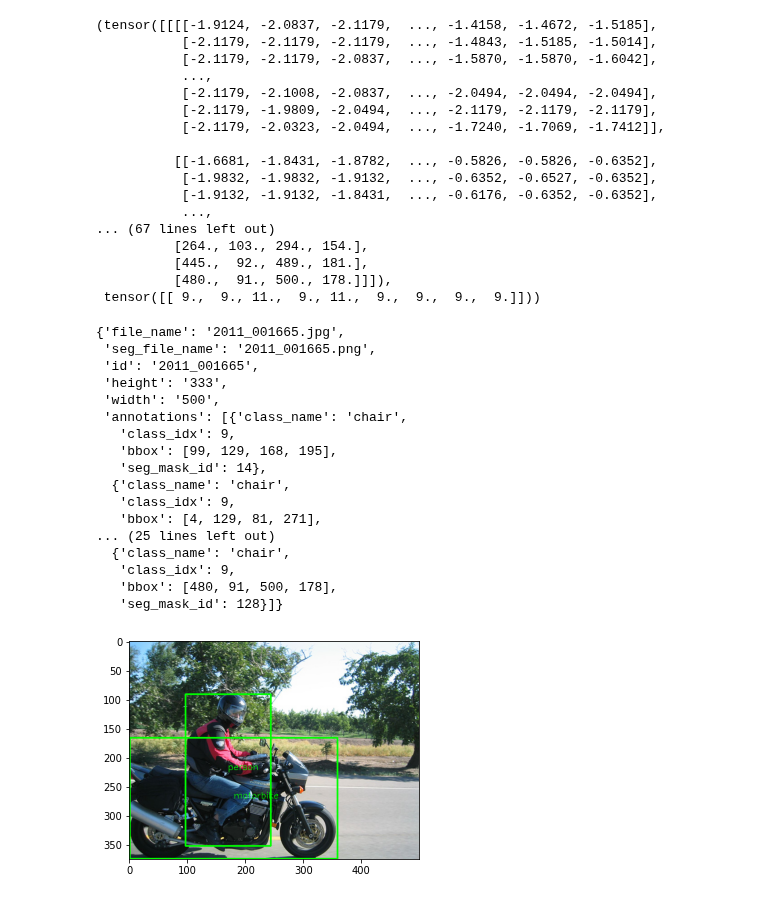
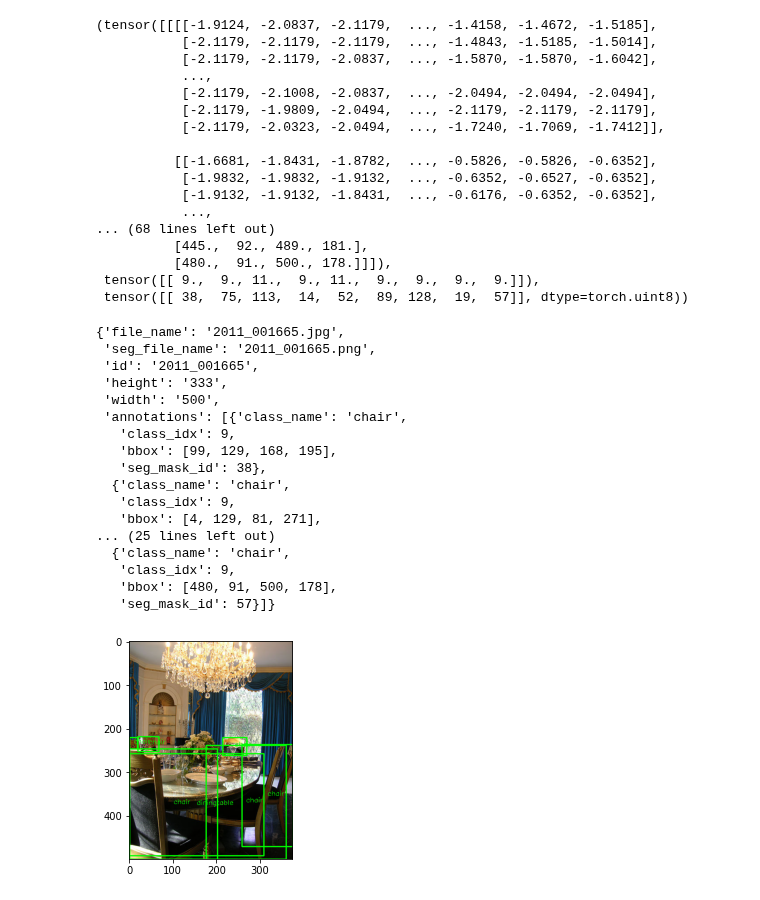
Before and after one commit to MrParosk/ml_playground, a Jupyter notebook: computer_vision/instance_segmentation/mask_rcnn.ipynb, the cells around one changed output. Drawn from its saved outputs; the diff is of its cells as text; code cells hidden in the pictures.

```diff
--- a/computer_vision/instance_segmentation/mask_rcnn.ipynb
+++ b/computer_vision/instance_segmentation/mask_rcnn.ipynb
@@ -29,6 +29,7 @@ class PascalDataset(Dataset):
         d = self.data[idx]
 
         img = cv2.imread(os.path.join(self.image_path, d["file_name"]))
+        img = img.astype(np.uint8)
         seg_img = cv2.imread(os.path.join(self.seg_path, d["seg_file_name"]), cv2.IMREAD_GRAYSCALE)
 
         seg_img = np.repeat(seg_img[:, :, np.newaxis], 3, axis=2)
@@ -37,10 +38,12 @@ class PascalDataset(Dataset):
         class_idxs = np.array([a["class_idx"] for a in d["annotations"]])
         names = [a["class_name"] for a in d["annotations"]]
 
-        return img, seg_img, bboxes, class_idxs, names
+        seg_ids = np.array([a["seg_mask_id"] for a in d["annotations"]], dtype=np.uint8)
+
+        return img, seg_img, bboxes, class_idxs, names, seg_ids
 
     def __getitem__(self, idx):
-        img, seg_img, bboxes, class_idxs, _ = self.get_plotting_item(idx)
+        img, seg_img, bboxes, class_idxs, _, seg_ids = self.get_plotting_item(idx)
 
         img = np.transpose(img, (2, 0, 1))
         img = img / 255.0
@@ -51,8 +54,9 @@ class PascalDataset(Dataset):
 
         bboxes = torch.from_numpy(bboxes).float().unsqueeze(0)
         class_idxs = torch.from_numpy(class_idxs).float().unsqueeze(0)
+        seg_ids = torch.from_numpy(seg_ids).unsqueeze(0)
 
-        return img, seg_img, bboxes, class_idxs
+        return img, seg_img, bboxes, class_idxs, seg_ids
 # %%
 ds = PascalDataset()
 # %%
@@ -70,11 +74,11 @@ ds[0]
            [-1.9832, -1.9832, -1.9132,  ..., -0.6352, -0.6527, -0.6352],
            [-1.9132, -1.9132, -1.8431,  ..., -0.6176, -0.6352, -0.6352],
            ...,
-... (67 lines left out)
-          [264., 103., 294., 154.],
+... (68 lines left out)
           [445.,  92., 489., 181.],
           [480.,  91., 500., 178.]]]),
- tensor([[ 9.,  9., 11.,  9., 11.,  9.,  9.,  9.,  9.]]))
+ tensor([[ 9.,  9., 11.,  9., 11.,  9.,  9.,  9.,  9.]]),
+ tensor([[ 38,  75, 113,  14,  52,  89, 128,  19,  57]], dtype=torch.uint8))
 # %%
 ds.data[0]
 # %% [output]
@@ -86,7 +90,7 @@ ds.data[0]
  'annotations': [{'class_name': 'chair',
    'class_idx': 9,
    'bbox': [99, 129, 168, 195],
-   'seg_mask_id': 14},
+   'seg_mask_id': 38},
   {'class_name': 'chair',
    'class_idx': 9,
    'bbox': [4, 129, 81, 271],
@@ -94,11 +98,11 @@ ds.data[0]
   {'class_name': 'chair',
    'class_idx': 9,
    'bbox': [480, 91, 500, 178],
-   'seg_mask_id': 128}]}
+   'seg_mask_id': 57}]}
 # %%
-img, seg_img, bboxes, class_idxs, names = ds.get_plotting_item(5)
+img, seg_img, bboxes, class_idxs, names, seg_ids = ds.get_plotting_item(1)
 # %%
-plot_img = plot_boxes(img.copy(), bboxes, names)
+plot_img = plot_boxes(img, bboxes, names)
 plot_image(plot_img)
 # %% [output]
-[figure, old version]
+[figure, new version]
```
Also changed, not shown: parts of 8 cells of this notebook, 2 other files.
